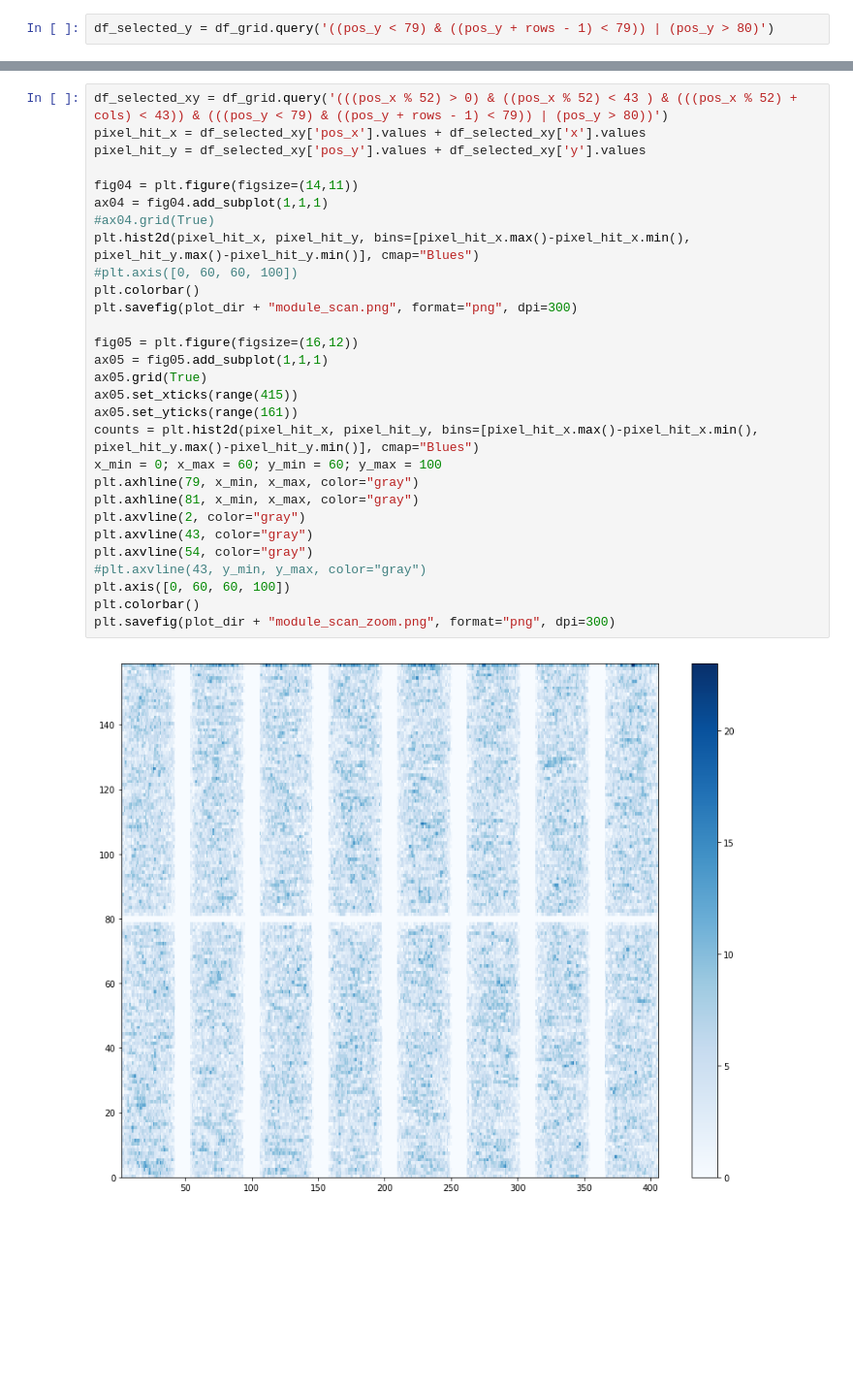
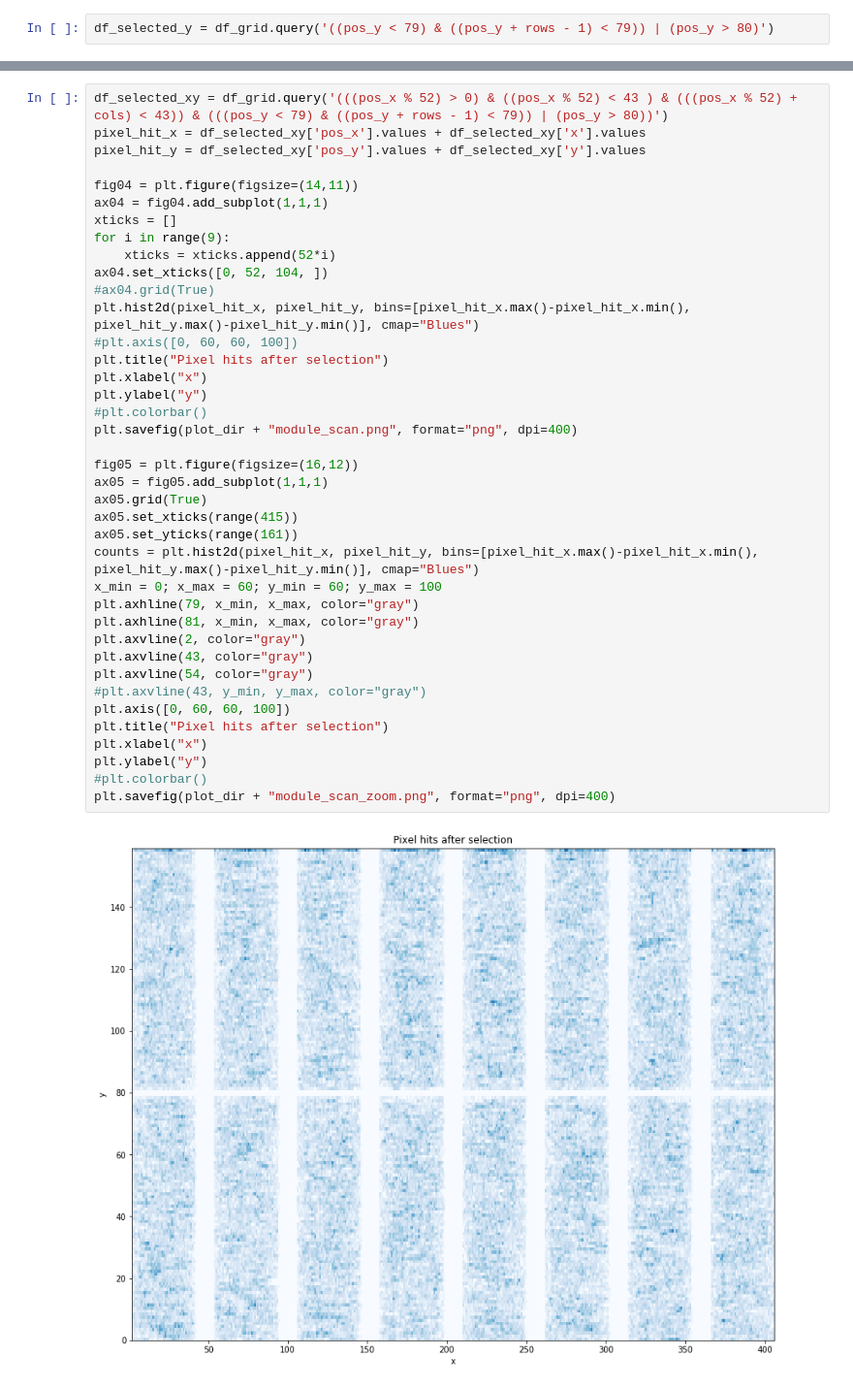
Before and after one commit to mmarchegiani/L1-BrokenClusters, a Jupyter notebook: module_selection.ipynb, the cells around one changed output, grey strips where cells are left out. Shown at 97% size. Saved outputs shown, nothing was run; the diff lists cells and outputs as text; blank space fills up the shorter version.

```diff
--- a/module_selection.ipynb
+++ b/module_selection.ipynb
@@ -172,31 +172,41 @@ plt.show()
 # %%
 df_selected_xy = df_grid.query('(((pos_x % 52) > 0) & ((pos_x % 52) < 43 ) & (((pos_x % 52) + cols) < 43)) & (((pos_y < 79) & ((pos_y + rows - 1) < 79)) | (pos_y > 80))')
 pixel_hit_x = df_selected_xy['pos_x'].values + df_selected_xy['x'].values
 pixel_hit_y = df_selected_xy['pos_y'].values + df_selected_xy['y'].values
 
 fig04 = plt.figure(figsize=(14,11))
 ax04 = fig04.add_subplot(1,1,1)
+xticks = []
+for i in range(9):
+    xticks = xticks.append(52*i)
+ax04.set_xticks([0, 52, 104, ])
 #ax04.grid(True)
 plt.hist2d(pixel_hit_x, pixel_hit_y, bins=[pixel_hit_x.max()-pixel_hit_x.min(), pixel_hit_y.max()-pixel_hit_y.min()], cmap="Blues")
 #plt.axis([0, 60, 60, 100])
-plt.colorbar()
-plt.savefig(plot_dir + "module_scan.png", format="png", dpi=300)
+plt.title("Pixel hits after selection")
+plt.xlabel("x")
+plt.ylabel("y")
+#plt.colorbar()
+plt.savefig(plot_dir + "module_scan.png", format="png", dpi=400)
 
 fig05 = plt.figure(figsize=(16,12))
 ax05 = fig05.add_subplot(1,1,1)
 ax05.grid(True)
 ax05.set_xticks(range(415))
 ax05.set_yticks(range(161))
 counts = plt.hist2d(pixel_hit_x, pixel_hit_y, bins=[pixel_hit_x.max()-pixel_hit_x.min(), pixel_hit_y.max()-pixel_hit_y.min()], cmap="Blues")
 x_min = 0; x_max = 60; y_min = 60; y_max = 100
 plt.axhline(79, x_min, x_max, color="gray")
 plt.axhline(81, x_min, x_max, color="gray")
 plt.axvline(2, color="gray")
 plt.axvline(43, color="gray")
 plt.axvline(54, color="gray")
 #plt.axvline(43, y_min, y_max, color="gray")
 plt.axis([0, 60, 60, 100])
-plt.colorbar()
-plt.savefig(plot_dir + "module_scan_zoom.png", format="png", dpi=300)
+plt.title("Pixel hits after selection")
+plt.xlabel("x")
+plt.ylabel("y")
+#plt.colorbar()
+plt.savefig(plot_dir + "module_scan_zoom.png", format="png", dpi=400)
 # %% [output]
-[figure, old version]
+[figure, new version]
```
Also changed, not shown: parts of 5 cells of this notebook.
